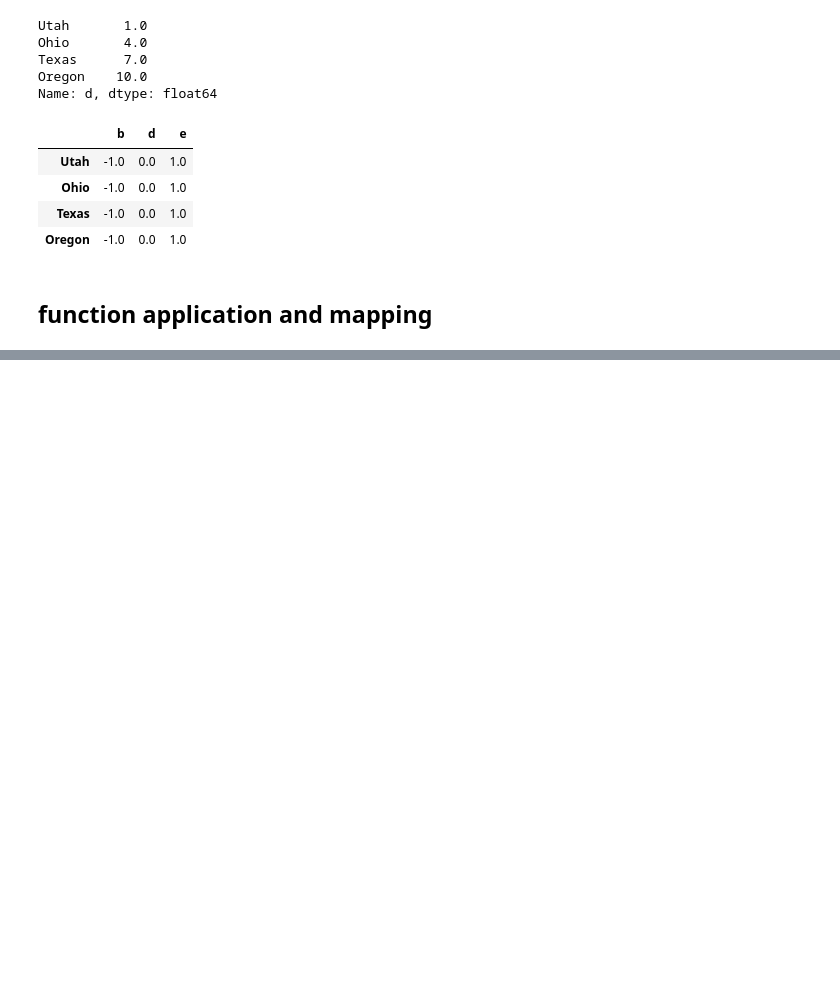
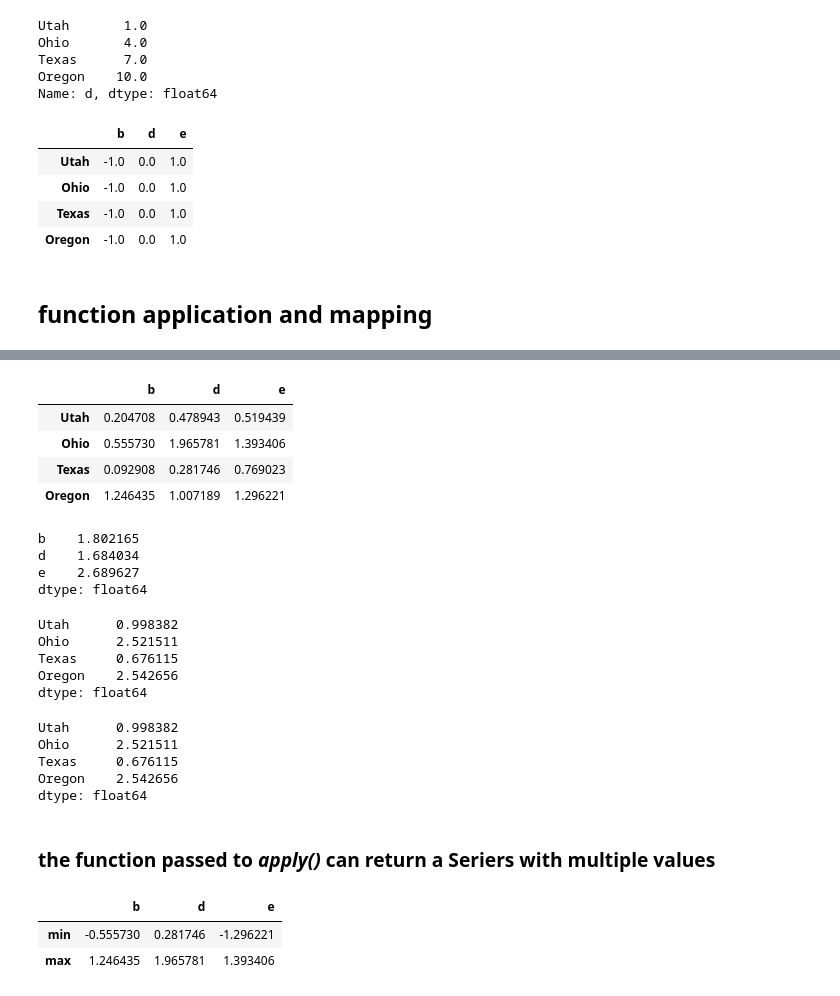
Before and after one commit to hopezh/learn_python_for_data_analysis, a Jupyter notebook: ch5_pandas.ipynb, the cells around one changed output, grey strips where cells are left out. Saved outputs shown, nothing was run; the diff lists cells and outputs as text; code cells hidden in the pictures; blank space fills up the shorter version.

```diff
--- a/ch5_pandas.ipynb
+++ b/ch5_pandas.ipynb
@@ -1232,0 +1244,44 @@ frame.sub(series3, axis='index')
+# %%
+np.abs(frame)
+# %% [output]
+|  | b | d | e |
+| Utah | 0.204708 | 0.478943 | 0.519439 |
+| Ohio | 0.555730 | 1.965781 | 1.393406 |
+| Texas | 0.092908 | 0.281746 | 0.769023 |
+| Oregon | 1.246435 | 1.007189 | 1.296221 |
+# %%
+f = lambda x: x.max() - x.min()
+frame.apply(f)
+# %% [output]
+b    1.802165
+d    1.684034
+e    2.689627
+dtype: float64
+# %%
+frame.apply(f, axis='columns')
+# %% [output]
+Utah      0.998382
+Ohio      2.521511
+Texas     0.676115
+Oregon    2.542656
+dtype: float64
+# %%
+frame.apply(f, axis=1)
+# %% [output]
+Utah      0.998382
+Ohio      2.521511
+Texas     0.676115
+Oregon    2.542656
+dtype: float64
+# %% [markdown]
+### the function passed to **_apply()_** can return a Seriers with multiple values
+# %%
+def f(x):
+    return pd.Series(
+        [x.min(), x.max()],
+        index=['min', 'max'])
+frame.apply(f)
+# %% [output]
+|  | b | d | e |
+| min | -0.555730 | 0.281746 | -1.296221 |
+| max | 1.246435 | 1.965781 | 1.393406 |
```
Also changed, not shown: parts of 24 cells of this notebook.
